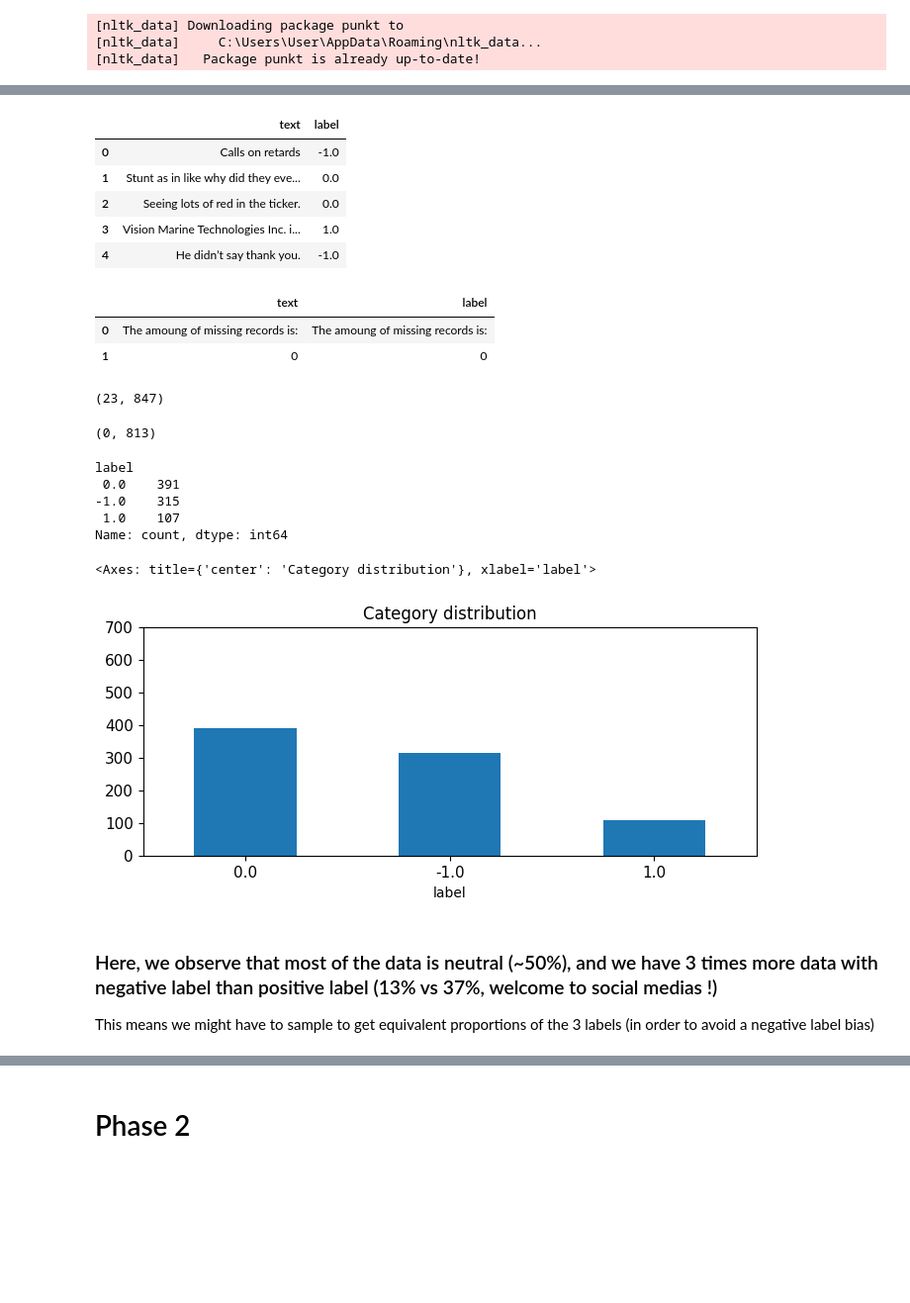
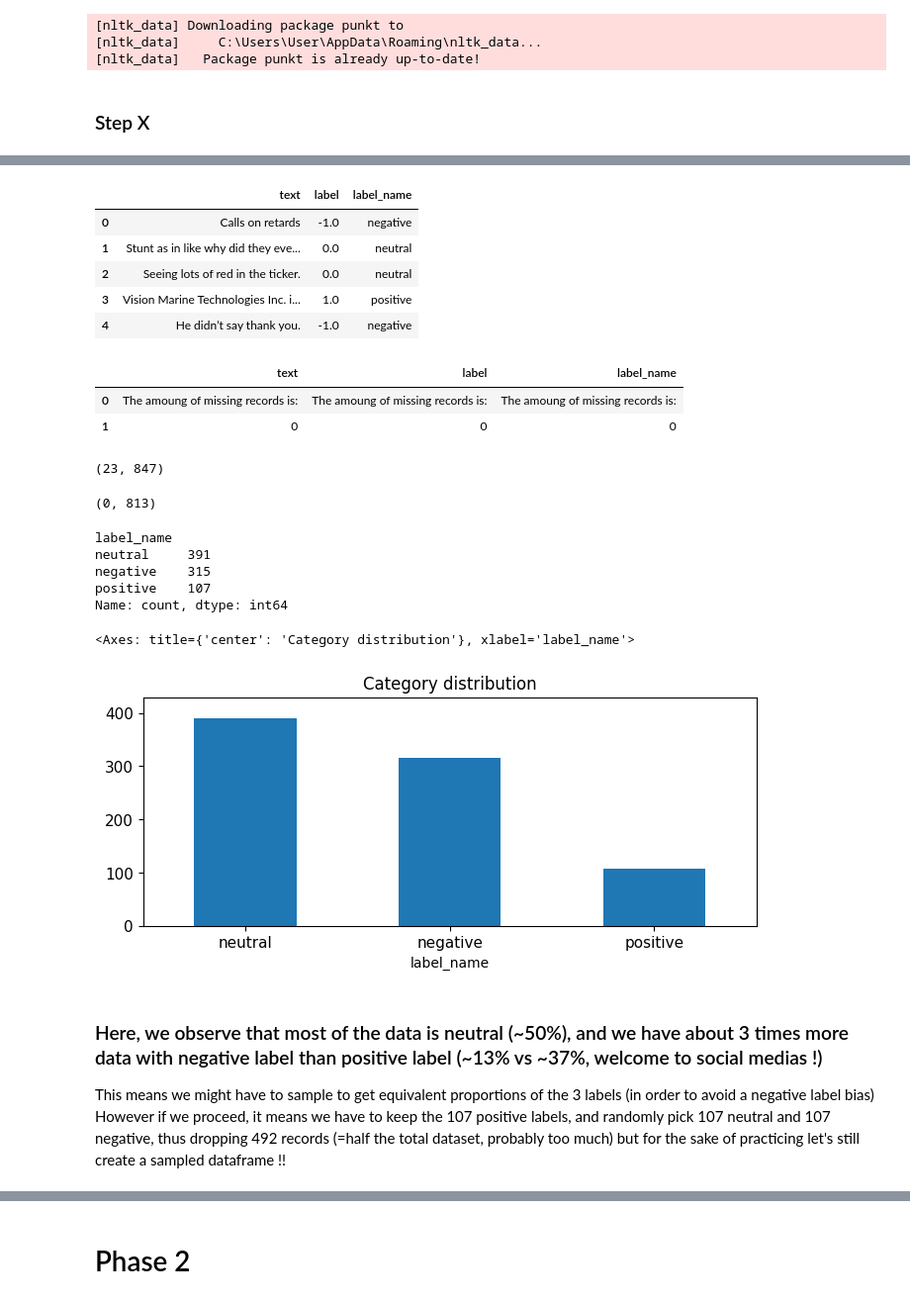
Before and after one commit to CedricCVT/DM2025-Lab1-Exercise, a Jupyter notebook: DM2025-Lab1-Homework.ipynb, the cells around one changed output, grey strips where cells are left out. Shown at 99% size. Cells and saved outputs as stored; diff of their text form; code cells hidden in the pictures; blank space fills up the shorter version.

Commit message:
sampled new dataset

```diff
--- a/DM2025-Lab1-Homework.ipynb
+++ b/DM2025-Lab1-Homework.ipynb
@@ -85,4 +85,6 @@ import helpers.data_mining_helpers as dmh
 [nltk_data] Downloading package punkt to
 [nltk_data]     C:\Users\User\AppData\Roaming\nltk_data...
 [nltk_data]   Package punkt is already up-to-date!
+# %% [markdown]
+### Step X
 # %%
@@ -105,20 +108,39 @@ Index(['type', 'datetime', 'post_id', 'subreddit', 'title', 'author', 'url',
 | 3 | post | 2023-08-30 17:12:55 | 165kllm | stockstobuytoday | Who knows more? $VMAR | emiljenfn | https://www.reddit.com/r/stocksto... | 30 | 0.0 | 0.98 | ... |
 | 4 | comment | 2025-04-11 14:48:05 | mmkl6bw | StockMarket | The Trump administration is beggi... | Just-Big6411 | https://edition.cnn.com/2025/04/1... | 1 | NaN | NaN | ... |
 # %%
-# we are just going to keep the text, and the label. (we assume we can skip the title as more data will be in the text, and that sonetimes the title of reddit post can be ironic)
+'''
+- we are just going to keep the text, and the label. (we assume we can skip the title as more data will be in the text, and that sonetimes the title of reddit post can be ironic)
+- we are going to add a column "label_name" for more readable plots. ("label_name" values can be "neutral","positive","negative", whether the label is 0, 1 or -1)
+'''
+df=df[['text', 'label']]
 
-df=df[['text', 'label']]
+# Mapping and creating the "label_name" column :
+label_map = {
+    1: 'positive',
+    -1: 'negative',
+    0: 'neutral'
+}
+df['label_name'] = df['label'].map(label_map)
+
 df.head()
 # %% [output]
-|  | text | label |
-| 0 | Calls on retards | -1.0 |
-| 1 | Stunt as in like why did they eve... | 0.0 |
-| 2 | Seeing lots of red in the ticker. | 0.0 |
-| 3 | Vision Marine Technologies Inc. i... | 1.0 |
-| 4 | He didn’t say thank you. | -1.0 |
+|  | text | label | label_name |
+| 0 | Calls on retards | -1.0 | negative |
+| 1 | Stunt as in like why did they eve... | 0.0 | neutral |
+| 2 | Seeing lots of red in the ticker. | 0.0 | neutral |
+| 3 | Vision Marine Technologies Inc. i... | 1.0 | positive |
+| 4 | He didn’t say thank you. | -1.0 | negative |
 # %%
+# checking for null values
 df.isnull().apply(lambda x: dmh.check_missing_values(x))
 # %% [output]
-|  | text | label |
-| 0 | The amoung of missing records is: | The amoung of missing records is: |
-| 1 | 0 | 0 |
+|  | text | label | label_name |
+| 0 | The amoung of missing records is: | The amoung of missing records is: | The amoung of missing records is: |
+| 1 | 0 | 0 | 0 |
+# %%
+# No null value in text or label, what a perfect world !
+
+# checking for duplicated values :
+sum(df.duplicated()), len(df)
+# %% [output]
+(23, 847)
@@ -125,4 +151,4 @@ df.isnull().apply(lambda x: dmh.check_missing_values(x))
 # %%
-sum(df.duplicated("text")), len(df)
+sum(df.duplicated()), len(df) # now have 0 duplicates
 # %% [output]
-(23, 847)
+(0, 813)
@@ -131,23 +155,20 @@ df.drop_duplicates(keep=False, inplace=True)
-# %%
-sum(df.duplicated("text")), len(df)
-# %% [output]
-(0, 813)
 # %%
-print(df.label.value_counts())
+print(df.label_name.value_counts())
 
-# plot barchart for X
-df.label.value_counts().plot(kind = 'bar',
+# plot barchart for df
+df.label_name.value_counts().plot(kind = 'bar',
                                     title = 'Category distribution',
-                                    ylim = [0, 700],
+                                    ylim = [0, df.label_name.value_counts().max()*1.1],
                                     rot = 0, fontsize = 11, figsize = (8,3))
 # %% [output]
-label
- 0.0    391
--1.0    315
- 1.0    107
+label_name
+neutral     391
+negative    315
+positive    107
 Name: count, dtype: int64
-<Axes: title={'center': 'Category distribution'}, xlabel='label'>
+<Axes: title={'center': 'Category distribution'}, xlabel='label_name'>
-[figure, old version]
+[figure, new version]
 # %% [markdown]
-### Here, we observe that most of the data is neutral (~50%), and we have 3 times more data with negative label than positive label (13% vs 37%, welcome to social medias !)
+### Here, we observe that most of the data is neutral (~50%), and we have about 3 times more data with negative label than positive label (~13% vs ~37%, welcome to social medias !)
 This means we might have to sample to get equivalent proportions of the 3 labels (in order to avoid a negative label bias)
+However if we proceed, it means we have to keep the 107 positive labels, and randomly pick 107 neutral and 107 negative, thus dropping 492 records (=half the total dataset, probably too much) but for the sake of practicing let's still create a sampled dataframe !!
```
Also changed, not shown: parts of 4 cells of this notebook.
